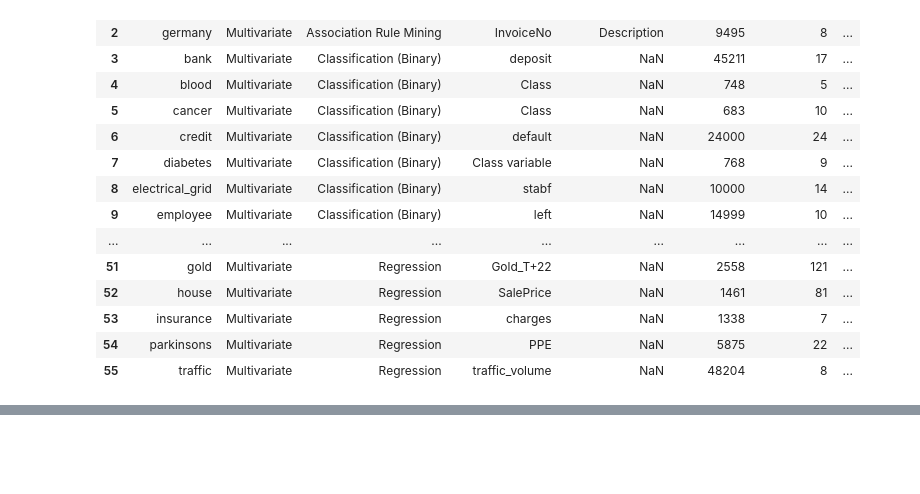
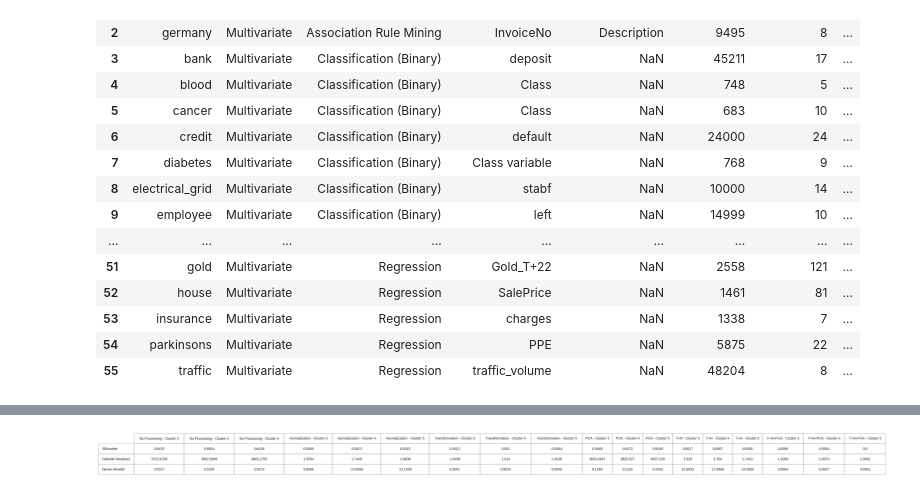
Before and after one commit to Guryansh/Clustering-Assignment, a Jupyter notebook: Clustering_Assignment.ipynb, the cells around one changed output, grey strips where cells are left out. Saved outputs shown, nothing was run; the diff lists cells and outputs as text; code cells hidden in the pictures; blank space fills up the shorter version.

```diff
--- a/Clustering_Assignment.ipynb
+++ b/Clustering_Assignment.ipynb
@@ -180,0 +166,12 @@ Cluster 5         0.8968
+# %%
+#T+N+PCA
+kMeanClusteringParameters = setup(facebookDataSet, transformation = True, normalize = True, pca = True,
+      normalize_method = 'zscore', transformation_method = 'yeo-johnson', pca_method = 'linear', verbose=False)
+for i in range(3,6):
+  KMeanClusteringModel = create_model('kmeans', num_clusters=i)
+  model_results = pull()
+  silhouette_score = model_results['Silhouette'][0]
+  calinski_harabasz_score = model_results['Calinski-Harabasz'][0]
+  davies_bouldin_score = model_results['Davies-Bouldin'][0]
+  result[5][i-3]=(silhouette_score,calinski_harabasz_score,davies_bouldin_score)
+print(result)
@@ -180,0 +192,62 @@ Cluster 5         0.8968
+# %%
+import pandas as pd
+import matplotlib.pyplot as plt
+
+columns = ['Silhouette', 'Calinski-Harabasz', 'Davies-Bouldin']
+
+rows = ['Cluster 3', 'Cluster 4', 'Cluster 5']
+
+headers = ['', 'No Processing', 'Normalization', 'Transformation', 'PCA', 'T+N', 'T+N+PCA']
+
+dfs = []
+
+df_nothing = pd.DataFrame(result[0], index=rows, columns=columns)
+dfs.append(df_nothing.T)
+
+df_normalization = pd.DataFrame(result[1], index=rows, columns=columns)
+dfs.append(df_normalization.T)
+
+df_transformation = pd.DataFrame(result[2], index=rows, columns=columns)
+dfs.append(df_transformation.T)
+
+df_pca = pd.DataFrame(result[3], index=rows, columns=columns)
+dfs.append(df_pca.T)
+
+df_tn = pd.DataFrame(result[4], index=rows, columns=columns)
+dfs.append(df_tn.T)
+
+df_tnpca = pd.DataFrame(result[5], index=rows, columns=columns)
+dfs.append(df_tnpca.T)
+
+combined_df = pd.concat(dfs, axis=1, keys=headers[1:])
+print(combined_df)
+# Create a large enough figure to display the content clearly
+fig, ax = plt.subplots(figsize=(32, 2))  # Increase figure size for better fit
+ax.axis('off')  # Turn off the axes
+
+# Create the table with multi-level headers (handling both row and column labels)
+table = ax.table(cellText=combined_df.values,
+                rowLabels=combined_df.index,
+                colLabels=[f'{col[0]} - {col[1]}' for col in combined_df.columns],
+                loc='center',
+                cellLoc='center',
+                bbox=[0, 0, 1, 1])
+
+# Adjust font size and column width
+table.auto_set_font_size(False)
+table.set_fontsize(10)  # Set a readable font size for the text
+
+# Adjust column width to fit text properly
+for i, col in enumerate(combined_df.columns):
+    column_width = max(len(str(item)) for item in combined_df[col]) + 2  # Extra padding for clarity
+    table.auto_set_column_width([i])  # Auto set the column width
+
+# Manually adjust figure size and DPI for higher resolution if necessary
+fig.tight_layout()  # Make sure everything fits within the figure bounds
+
+# Save the figure as an image file (e.g., PNG)
+plt.savefig('combined_df_table_v3.png', bbox_inches='tight', dpi=300)
+
+# Optionally show the plot to verify visually before saving
+plt.show()
+# %% [output]
@@ -180,0 +271 @@ Cluster 5         0.8968
+[figure, added]
```
Also changed, not shown: parts of 11 cells of this notebook.
